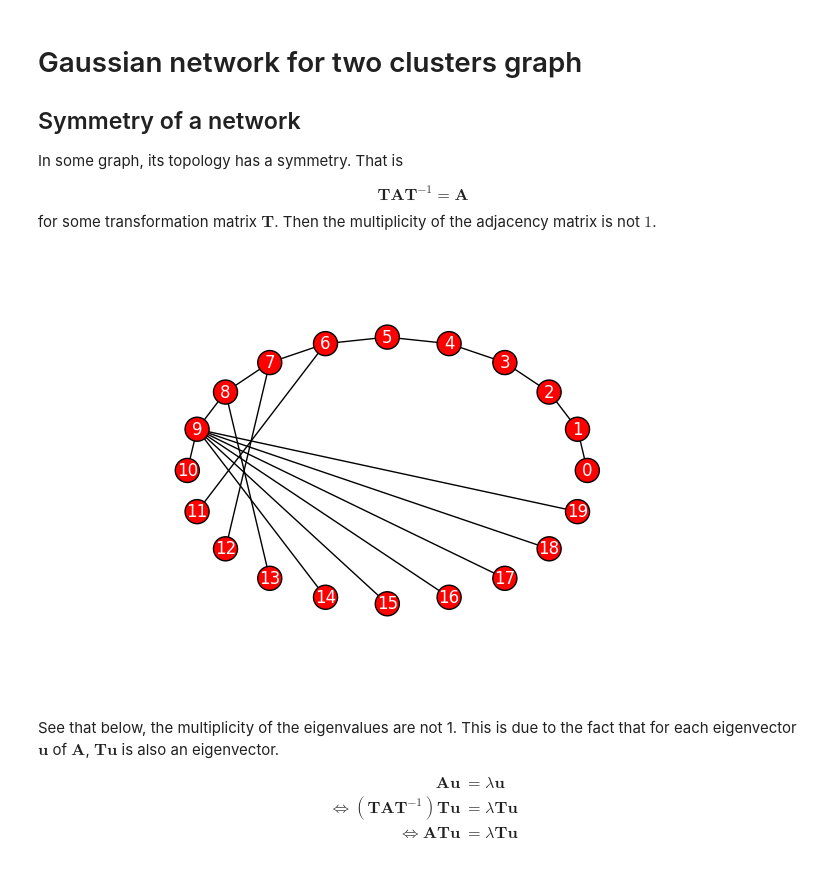
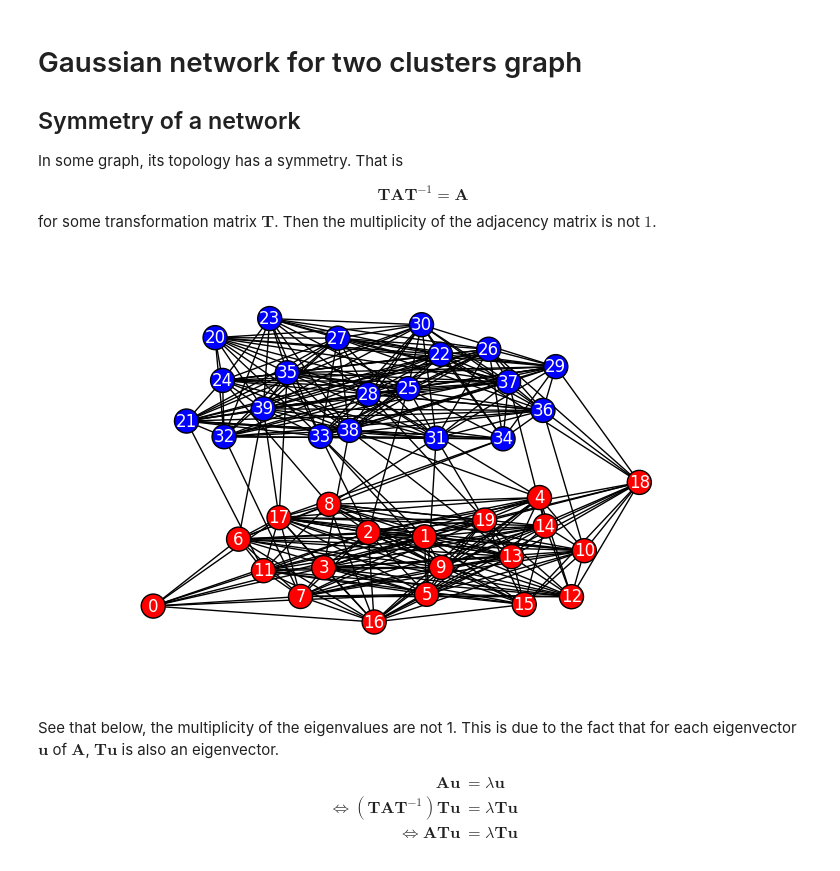
Before and after one commit to TianpeiLuke/LatNet, a Jupyter notebook: src/24022017_01.ipynb, the cells around one changed output. Drawn from its saved outputs; the diff is of its cells as text; code cells hidden in the pictures.

```diff
--- a/src/24022017_01.ipynb
+++ b/src/24022017_01.ipynb
@@ -24,9 +24,9 @@ from sklearn.linear_model import lars_path
 # %%
 from latent_signal_network import latent_signal_network as lsn
 # %%
-savefigure = True
+savefigure = False
 seed = 1000
-choice = 'tree'
+choice = 'partition'
 d = 12
 if choice == 'newman':
     size = 20
@@ -36,7 +36,7 @@ if choice == 'newman':
     LSN = lsn(size, prob, option)
     G0 = LSN.graph_build(size=size, prob=prob, option=option, save_fig=savefigure)
 elif choice == 'partition':
-    size = [10, 10]
+    size = [20, 20]
     prob = [0.8, 0.1]
     option= {'seed': seed, 'node_dim': d, 'model': choice}
     option['cutoff_freq'] = 12
@@ -47,34 +47,34 @@ elif choice == 'grid':
     prob = 0.6
     option= {'seed': seed, 'node_dim': d, 'model': choice}
     LSN = lsn(size, prob, option)
     G0 = LSN.graph_build(size=size, prob=prob, option=option)
 elif choice == 'binomial':
     size = 20
     prob = 0.18
 
     option= {'seed': seed, 'node_dim': d, 'model': choice}
     LSN = lsn(size, prob, option)
     G0 = LSN.graph_build(size=size, prob=prob, option=option)
 
 elif choice == 'tree':
     size = 20
     gamma = 3
     prob = 0
     option= {'seed': seed, 'node_dim': d, 'gamma': gamma ,'model': choice}
     option['cutoff_freq'] = 10
     LSN = lsn(size, prob, option)
     G0 = LSN.graph_build(size=size, prob=prob, option=option, save_fig=savefigure)
 
 elif choice == 'balanced_tree':
     size = 20
     prob = 0
     option= {'seed': seed, 'node_dim': d, 'model': choice}
     option['r'] = 2
     option['h'] = 3
     LSN = lsn(size, prob, option)
     G0 = LSN.graph_build(size=size, prob=prob, option=option, save_fig=savefigure)
 # %% [output]
-[figure, old version]
+[figure, new version]
 # %% [markdown]
 See that below, the multiplicity of the eigenvalues are not 1. This is due to the fact that for each eigenvector $\mathbf{u}$ of $\mathbf{A}$, $\mathbf{Tu}$ is also an eigenvector.
 
```
Also changed, not shown: parts of 11 cells of this notebook, 2 other files.
